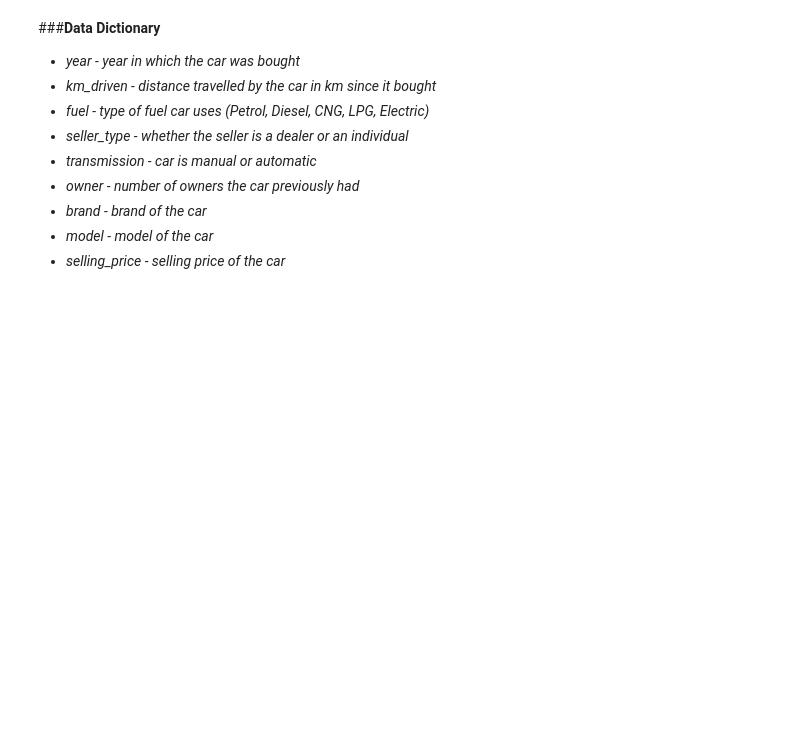
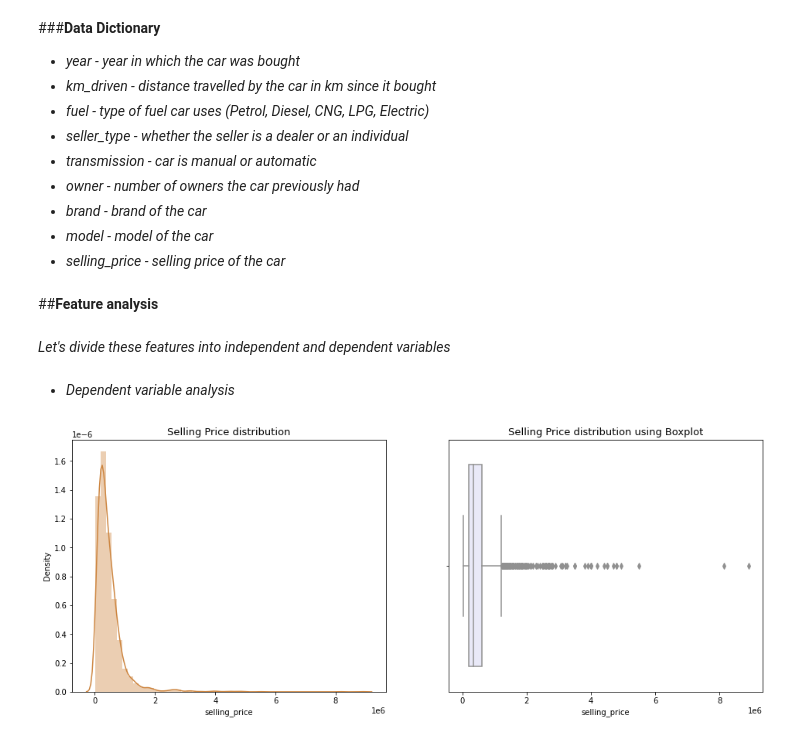
Before and after one commit to kiran9615/Linear-Regression-Model-Car-Dekho-, a Jupyter notebook: Linear_Regression_(Car_Dekho).ipynb, the cells around one changed output. Drawn from its saved outputs; the diff is of its cells as text; code cells hidden in the pictures; blank space fills up the shorter version.

Commit message:
Feature analysis

```diff
--- a/Linear_Regression_(Car_Dekho).ipynb
+++ b/Linear_Regression_(Car_Dekho).ipynb
@@ -133,3 +133,7 @@ memory usage: 279.5+ KB
 * *brand - brand of the car*
 * *model - model of the car*
 * *selling_price - selling price of the car*
+# %% [markdown]
+##**Feature analysis**
+# %% [markdown]
+*Let's divide these features into independent and dependent variables*
@@ -135,0 +143,12 @@ memory usage: 279.5+ KB
+# %% [markdown]
+* *Dependent variable analysis*
+# %%
+#visualising distribution of selling_price
+fig,axes= plt.subplots(1,2,figsize=(16,6))   #defining figure and initialising axes
+sns.distplot(cardekho_cardetails_data['selling_price'],color='peru',ax=axes[0])   #distribution plot for selling_price
+axes[0].set_title('Selling Price distribution',fontsize=13)   #to give title
+sns.boxplot(cardekho_cardetails_data['selling_price'],color='lavender',ax=axes[1])   #boxplot showing distribution of selling_price
+axes[1].set_title('Selling Price distribution using Boxplot',fontsize=13)
+plt.show()
+# %% [output]
+[figure, added]
```
Also changed, not shown: parts of 22 cells of this notebook.
